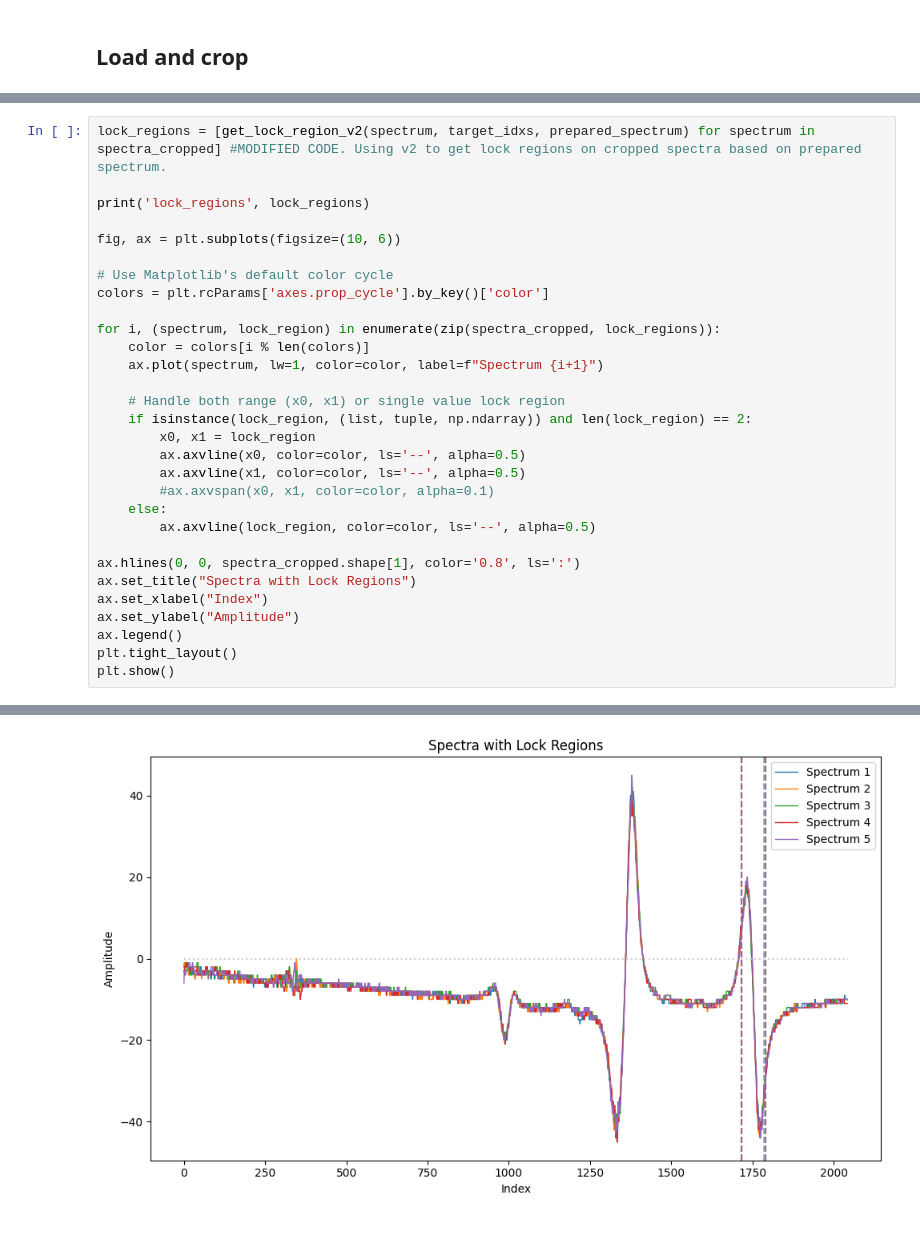
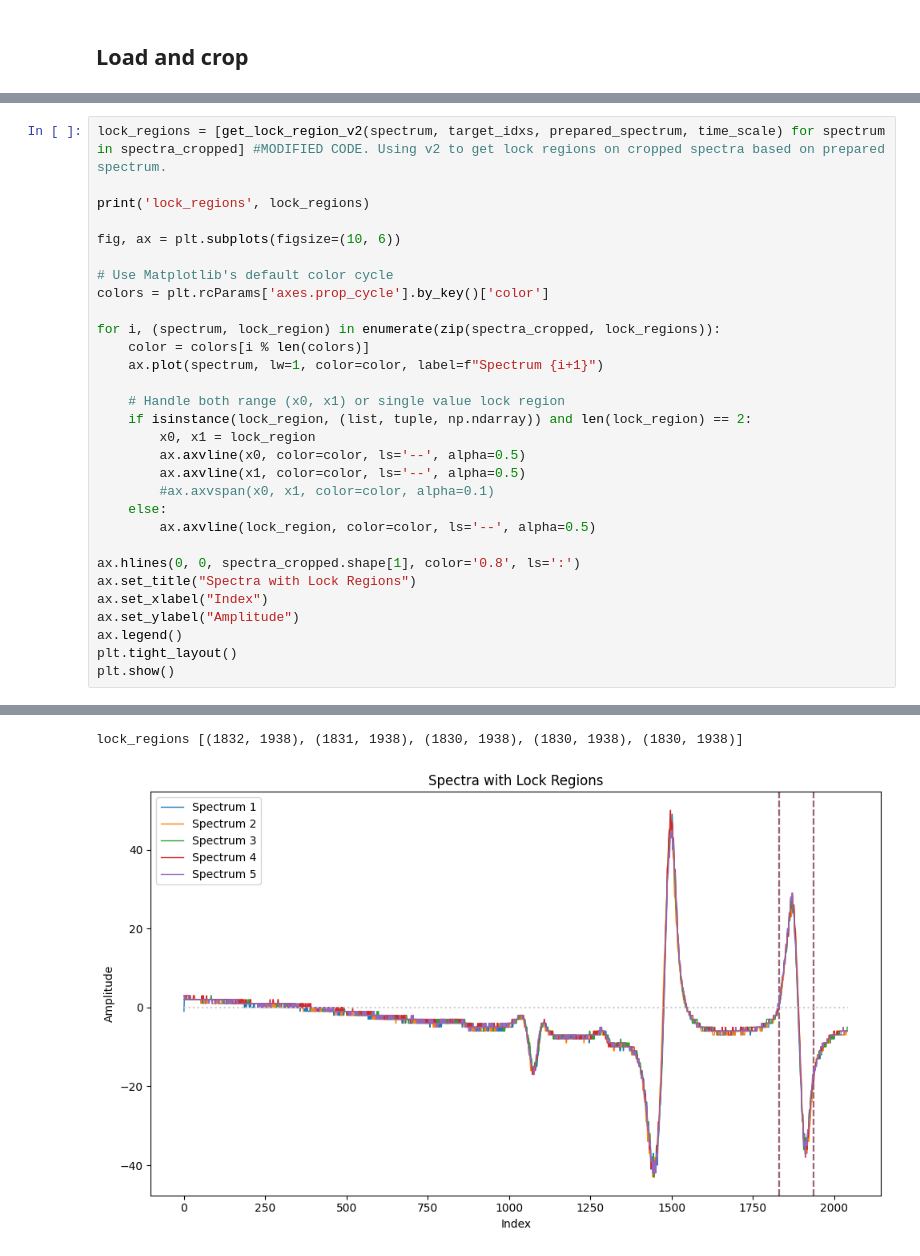
Before and after one commit to jack00look/RP_Spectroscopy, a Jupyter notebook: Test_calculate_autolock_instructions/Simulation_calculate_autolock_instructions.ipynb, the cells around one changed output, grey strips where cells are left out. Cells and saved outputs as stored; diff of their text form.

```diff
--- a/Test_calculate_autolock_instructions/Simulation_calculate_autolock_instructions.ipynb
+++ b/Test_calculate_autolock_instructions/Simulation_calculate_autolock_instructions.ipynb
@@ -439,5 +447,5 @@ peaks [(1757, 117), (1744, 365), (1634, -307), (1394, 916), (1344, -1059)]
 # %%
-lock_regions = [get_lock_region_v2(spectrum, target_idxs, prepared_spectrum) for spectrum in spectra_cropped] #MODIFIED CODE. Using v2 to get lock regions on cropped spectra based on prepared spectrum.
+lock_regions = [get_lock_region_v2(spectrum, target_idxs, prepared_spectrum, time_scale) for spectrum in spectra_cropped] #MODIFIED CODE. Using v2 to get lock regions on cropped spectra based on prepared spectrum.
 
 print('lock_regions', lock_regions)
 
@@ -471,4 +495,5 @@ lock_regions [(1717, 1785), (1717, 1789), (1717, 1789), (1717, 1789), (1717, 178
+lock_regions [(1832, 1938), (1831, 1938), (1830, 1938), (1830, 1938), (1830, 1938)]
-[figure, old version]
+[figure, new version]
 # %%
 for tolerance_factor in [0.95,0.9,0.85,0.8,0.75,0.7]: #MODIFIED CODE. ORIGINAL [0.95, 0.9, 0.85, 0.8, 0.75, 0.7, 0.65, 0.6, 0.55, 0.5]
         fig, ax0 = plt.subplots()
```
Also changed, not shown: parts of 6 cells of this notebook, 10 other files.
